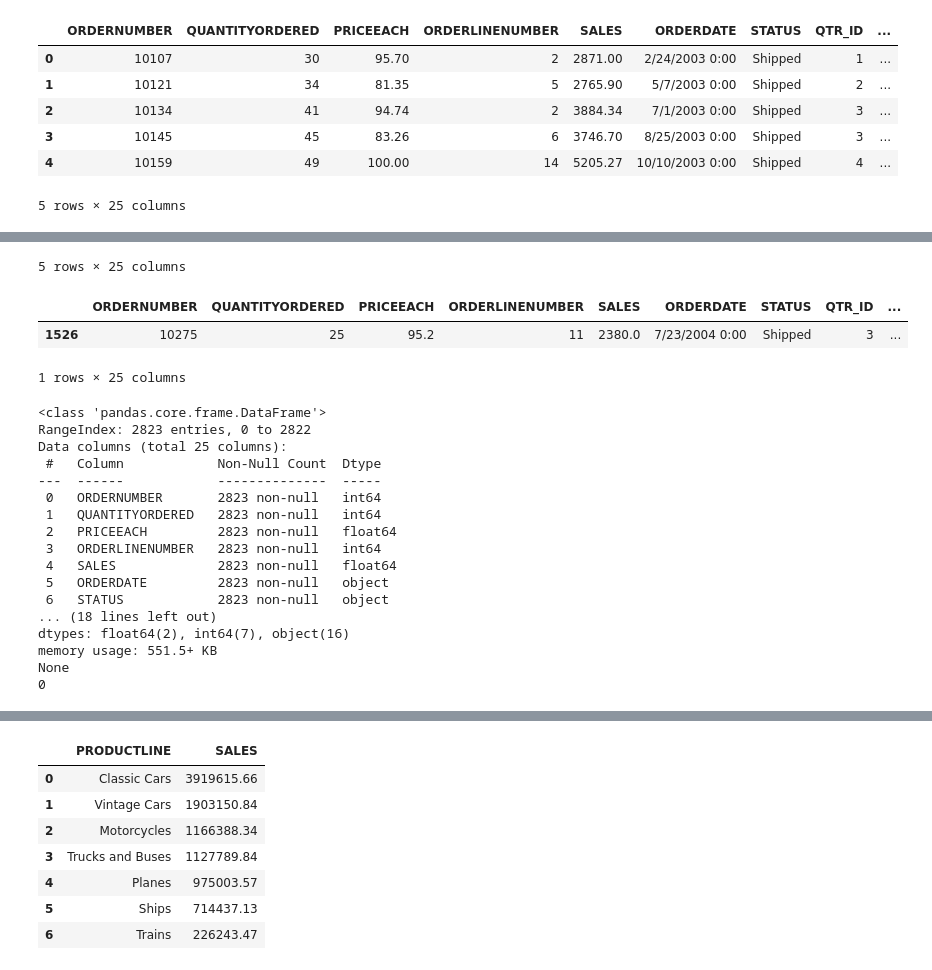
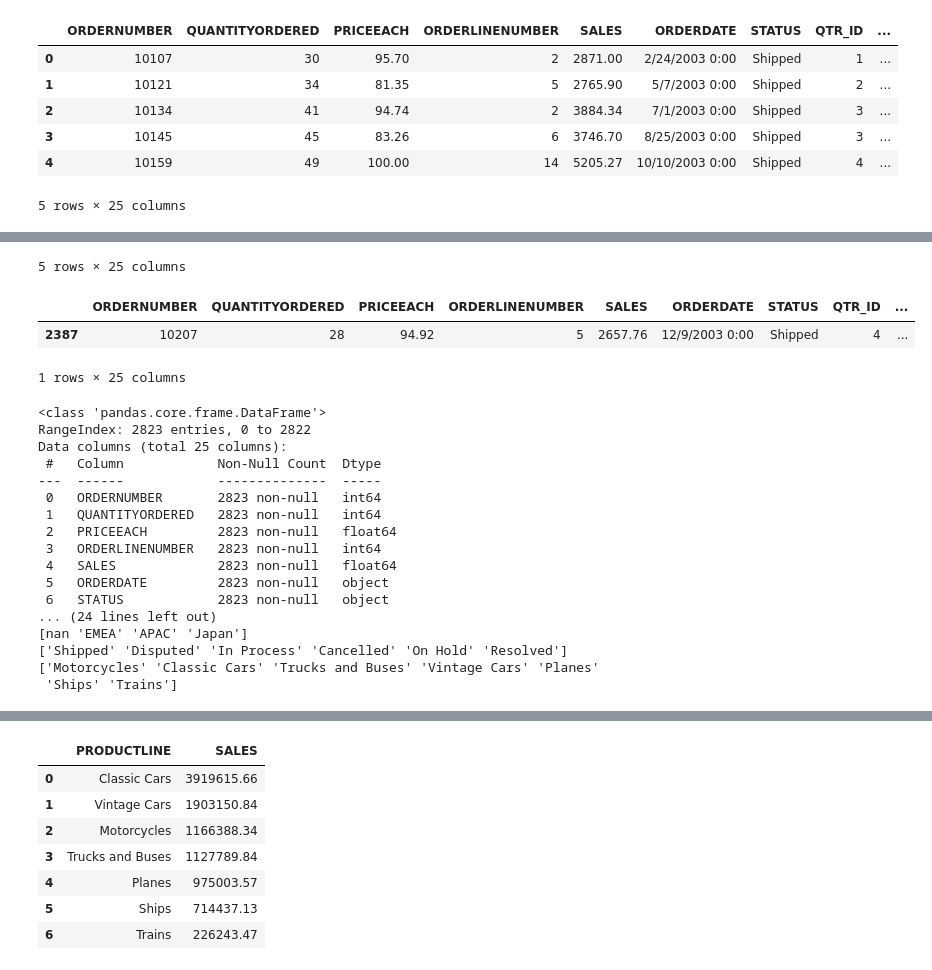
Before and after one commit to Narpeu/vendas-analise-dados, a Jupyter notebook: notebooks/analise_inicial.ipynb, the cells around one changed output, grey strips where cells are left out. Saved outputs shown, nothing was run; the diff lists cells and outputs as text; code cells hidden in the pictures.

Commit message:
Atualiza pipeline de dados e README

```diff
--- a/notebooks/analise_inicial.ipynb
+++ b/notebooks/analise_inicial.ipynb
@@ -1,35 +1,43 @@
 # %%
 import pandas as pd
 
-df = pd.read_csv("../data/vendas.csv", encoding="latin1")
+df_raw = pd.read_csv("../data/vendas.csv", encoding="latin1")
 
+# 1. Data Profiling (Inspeção dos Dados)
 
-display(df.head())
-display(df.tail())
-display(df.sample())
-print(df.info())
-print(df.duplicated().sum())
+display(df_raw.head())
+display(df_raw.tail())
+display(df_raw.sample())
+print(df_raw.info())
+print("Valores duplicados: ", df_raw.duplicated().sum())
+
+print(df_raw["STATE"].unique()) # O resultado mostrou que a coluna não está organizada globalmente.
+print(df_raw["TERRITORY"].unique()) # o resultado mostrou que a coluna mistura categorias diferentes de território.
+print(df_raw["STATUS"].unique())
+print(df_raw["PRODUCTLINE"].unique())
+
+# a função .unique() deve ser utilizada com critério: em colunas categóricas e que podem impactar em análises. O critério evita esforço desnecessário
 
 
 
-# se trata de uma base de dados internacional, portanto, podem haver diferenças de padronização. Um aprendizado importante com esse projeto: nulos e colunas fora do padrâo não necessariamente implicam erro, o mais importante é manter a base de dados funcional.
+# A base de dados é internacional, portanto, podem haver diferenças de padronização. Um aprendizado importante com esse projeto: nulos e colunas fora do padrâo não necessariamente implicam erro, o mais importante é manter a base de dados funcional.
 # %% [output]
 |  | ORDERNUMBER | QUANTITYORDERED | PRICEEACH | ORDERLINENUMBER | SALES | ORDERDATE | STATUS | QTR_ID | ... |
 | 0 | 10107 | 30 | 95.70 | 2 | 2871.00 | 2/24/2003 0:00 | Shipped | 1 | ... |
 | 1 | 10121 | 34 | 81.35 | 5 | 2765.90 | 5/7/2003 0:00 | Shipped | 2 | ... |
 | 2 | 10134 | 41 | 94.74 | 2 | 3884.34 | 7/1/2003 0:00 | Shipped | 3 | ... |
 | 3 | 10145 | 45 | 83.26 | 6 | 3746.70 | 8/25/2003 0:00 | Shipped | 3 | ... |
 | 4 | 10159 | 49 | 100.00 | 14 | 5205.27 | 10/10/2003 0:00 | Shipped | 4 | ... |
 5 rows × 25 columns
 |  | ORDERNUMBER | QUANTITYORDERED | PRICEEACH | ORDERLINENUMBER | SALES | ORDERDATE | STATUS | QTR_ID | ... |
 | 2818 | 10350 | 20 | 100.00 | 15 | 2244.40 | 12/2/2004 0:00 | Shipped | 4 | ... |
 | 2819 | 10373 | 29 | 100.00 | 1 | 3978.51 | 1/31/2005 0:00 | Shipped | 1 | ... |
 | 2820 | 10386 | 43 | 100.00 | 4 | 5417.57 | 3/1/2005 0:00 | Resolved | 1 | ... |
 | 2821 | 10397 | 34 | 62.24 | 1 | 2116.16 | 3/28/2005 0:00 | Shipped | 1 | ... |
 | 2822 | 10414 | 47 | 65.52 | 9 | 3079.44 | 5/6/2005 0:00 | On Hold | 2 | ... |
 5 rows × 25 columns
 |  | ORDERNUMBER | QUANTITYORDERED | PRICEEACH | ORDERLINENUMBER | SALES | ORDERDATE | STATUS | QTR_ID | ... |
-| 1526 | 10275 | 25 | 95.2 | 11 | 2380.0 | 7/23/2004 0:00 | Shipped | 3 | ... |
+| 2387 | 10207 | 28 | 94.92 | 5 | 2657.76 | 12/9/2003 0:00 | Shipped | 4 | ... |
 1 rows × 25 columns
 <class 'pandas.core.frame.DataFrame'>
 RangeIndex: 2823 entries, 0 to 2822
@@ -43,9 +51,9 @@ Data columns (total 25 columns):
  4   SALES             2823 non-null   float64
  5   ORDERDATE         2823 non-null   object
  6   STATUS            2823 non-null   object
-... (18 lines left out)
-dtypes: float64(2), int64(7), object(16)
-memory usage: 551.5+ KB
-None
-0
+... (24 lines left out)
+[nan 'EMEA' 'APAC' 'Japan']
+['Shipped' 'Disputed' 'In Process' 'Cancelled' 'On Hold' 'Resolved']
+['Motorcycles' 'Classic Cars' 'Trucks and Buses' 'Vintage Cars' 'Planes'
+ 'Ships' 'Trains']
 # %%
```
Also changed, not shown: parts of 5 cells of this notebook.
